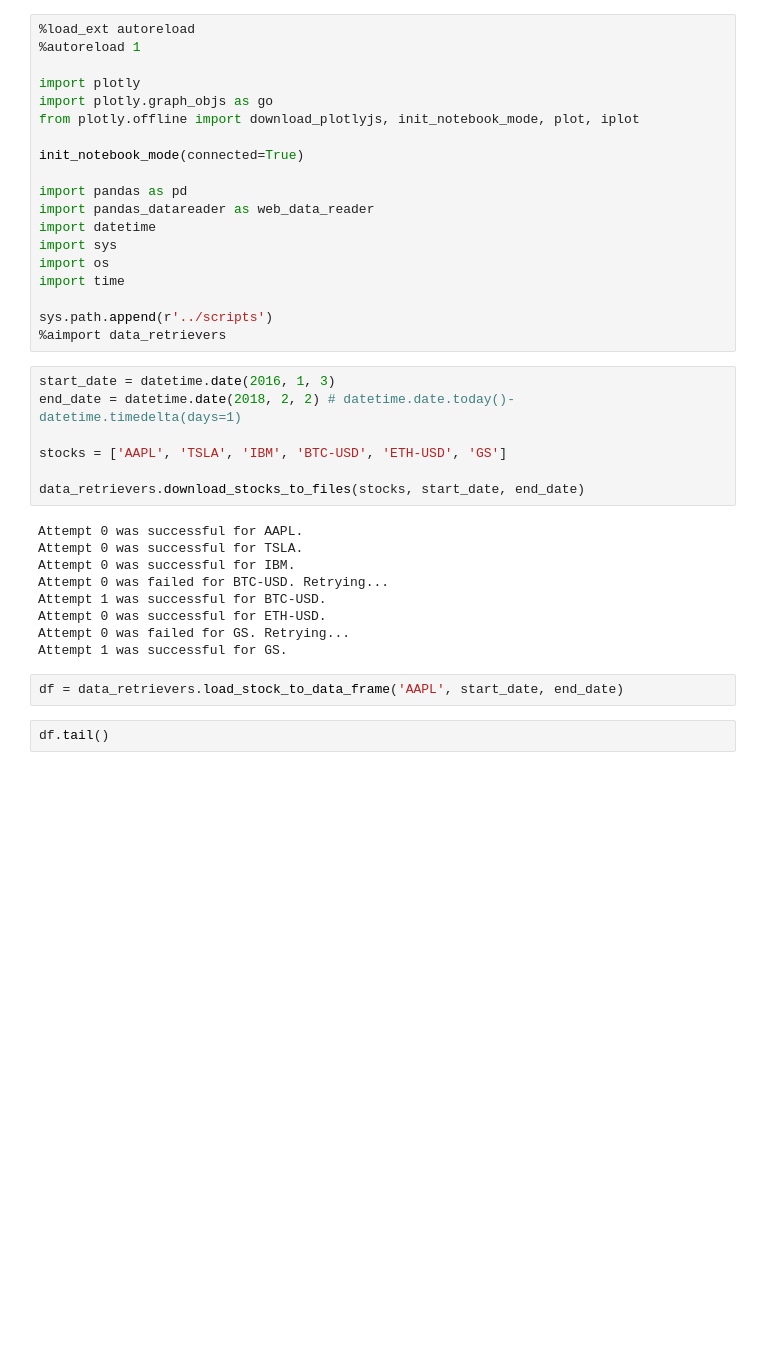
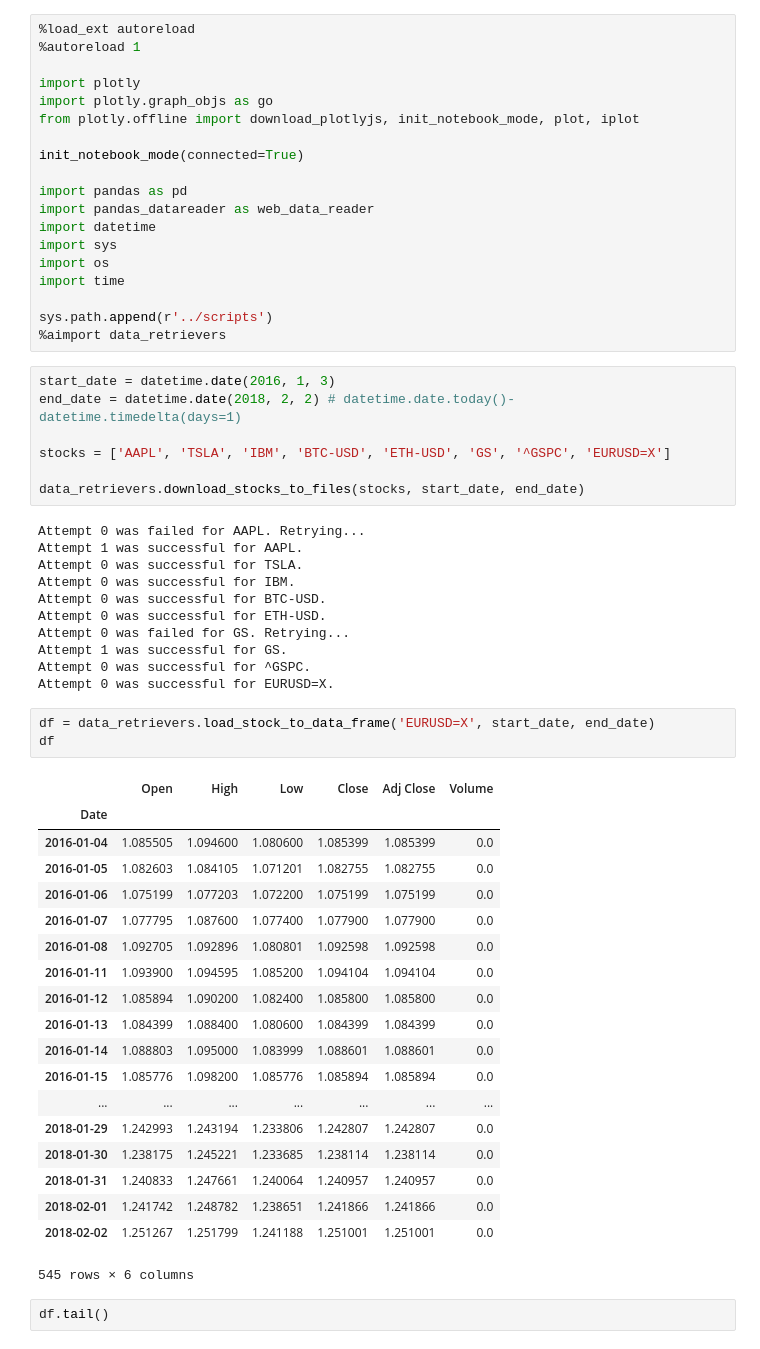
Before and after one commit to vayadi/python-plotly, a Jupyter notebook: notebooks/simple_candlestick_plots.ipynb, the cells around one changed output. Cells and saved outputs as stored; diff of their text form; blank space fills up the shorter version.

Commit message:
candle stick ipython notebook modified, data_retrievers.py add

```diff
--- a/notebooks/simple_candlestick_plots.ipynb
+++ b/notebooks/simple_candlestick_plots.ipynb
@@ -21,20 +21,43 @@ sys.path.append(r'../scripts')
 start_date = datetime.date(2016, 1, 3)
 end_date = datetime.date(2018, 2, 2) # datetime.date.today()-  datetime.timedelta(days=1)
 
-stocks = ['AAPL', 'TSLA', 'IBM', 'BTC-USD', 'ETH-USD', 'GS']
+stocks = ['AAPL', 'TSLA', 'IBM', 'BTC-USD', 'ETH-USD', 'GS', '^GSPC', 'EURUSD=X']
 
 data_retrievers.download_stocks_to_files(stocks, start_date, end_date)
 # %% [output]
-Attempt 0 was successful for AAPL.
+Attempt 0 was failed for AAPL. Retrying...
+Attempt 1 was successful for AAPL.
 Attempt 0 was successful for TSLA.
 Attempt 0 was successful for IBM.
-Attempt 0 was failed for BTC-USD. Retrying...
-Attempt 1 was successful for BTC-USD.
+Attempt 0 was successful for BTC-USD.
 Attempt 0 was successful for ETH-USD.
 Attempt 0 was failed for GS. Retrying...
 Attempt 1 was successful for GS.
+Attempt 0 was successful for ^GSPC.
+Attempt 0 was successful for EURUSD=X.
 # %%
-df = data_retrievers.load_stock_to_data_frame('AAPL', start_date, end_date)
+df = data_retrievers.load_stock_to_data_frame('EURUSD=X', start_date, end_date)
+df
+# %% [output]
+|  | Open | High | Low | Close | Adj Close | Volume |
+| Date |  |  |  |  |  |  |
+| 2016-01-04 | 1.085505 | 1.094600 | 1.080600 | 1.085399 | 1.085399 | 0.0 |
+| 2016-01-05 | 1.082603 | 1.084105 | 1.071201 | 1.082755 | 1.082755 | 0.0 |
+| 2016-01-06 | 1.075199 | 1.077203 | 1.072200 | 1.075199 | 1.075199 | 0.0 |
+| 2016-01-07 | 1.077795 | 1.087600 | 1.077400 | 1.077900 | 1.077900 | 0.0 |
+| 2016-01-08 | 1.092705 | 1.092896 | 1.080801 | 1.092598 | 1.092598 | 0.0 |
+| 2016-01-11 | 1.093900 | 1.094595 | 1.085200 | 1.094104 | 1.094104 | 0.0 |
+| 2016-01-12 | 1.085894 | 1.090200 | 1.082400 | 1.085800 | 1.085800 | 0.0 |
+| 2016-01-13 | 1.084399 | 1.088400 | 1.080600 | 1.084399 | 1.084399 | 0.0 |
+| 2016-01-14 | 1.088803 | 1.095000 | 1.083999 | 1.088601 | 1.088601 | 0.0 |
+| 2016-01-15 | 1.085776 | 1.098200 | 1.085776 | 1.085894 | 1.085894 | 0.0 |
+| ... | ... | ... | ... | ... | ... | ... |
+| 2018-01-29 | 1.242993 | 1.243194 | 1.233806 | 1.242807 | 1.242807 | 0.0 |
+| 2018-01-30 | 1.238175 | 1.245221 | 1.233685 | 1.238114 | 1.238114 | 0.0 |
+| 2018-01-31 | 1.240833 | 1.247661 | 1.240064 | 1.240957 | 1.240957 | 0.0 |
+| 2018-02-01 | 1.241742 | 1.248782 | 1.238651 | 1.241866 | 1.241866 | 0.0 |
+| 2018-02-02 | 1.251267 | 1.251799 | 1.241188 | 1.251001 | 1.251001 | 0.0 |
+545 rows × 6 columns
 # %%
 df.tail()
 # %% [output]
```
Also changed, not shown: parts of 2 cells of this notebook, 1 other file.
